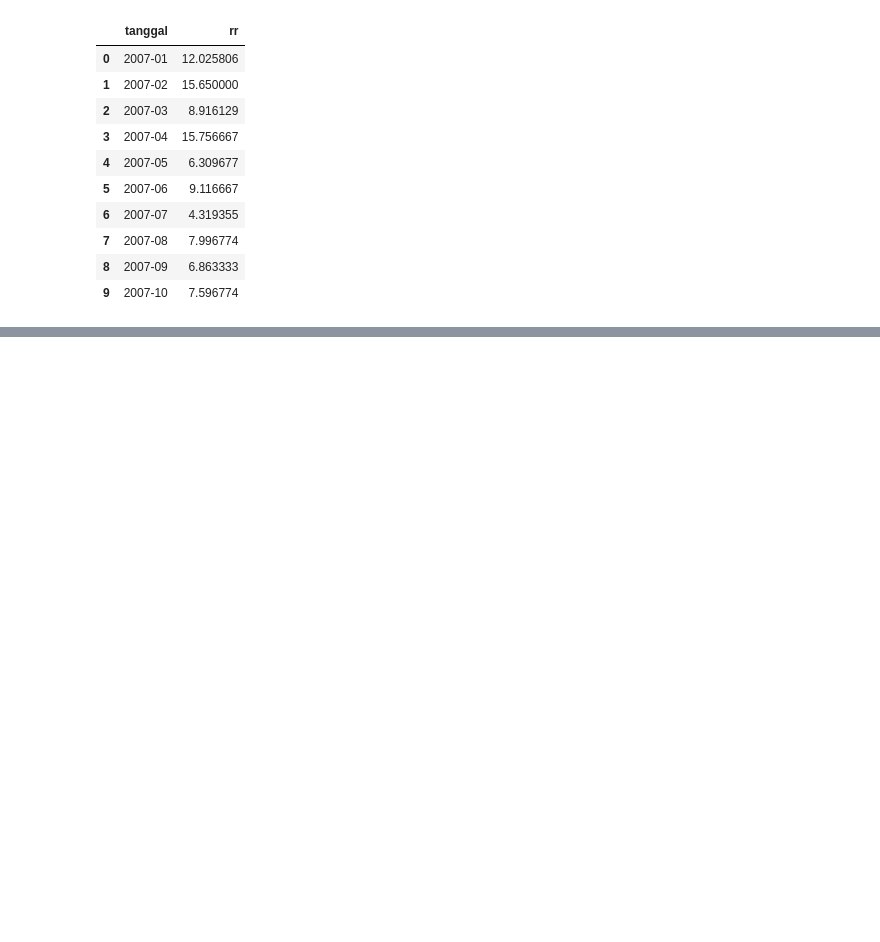
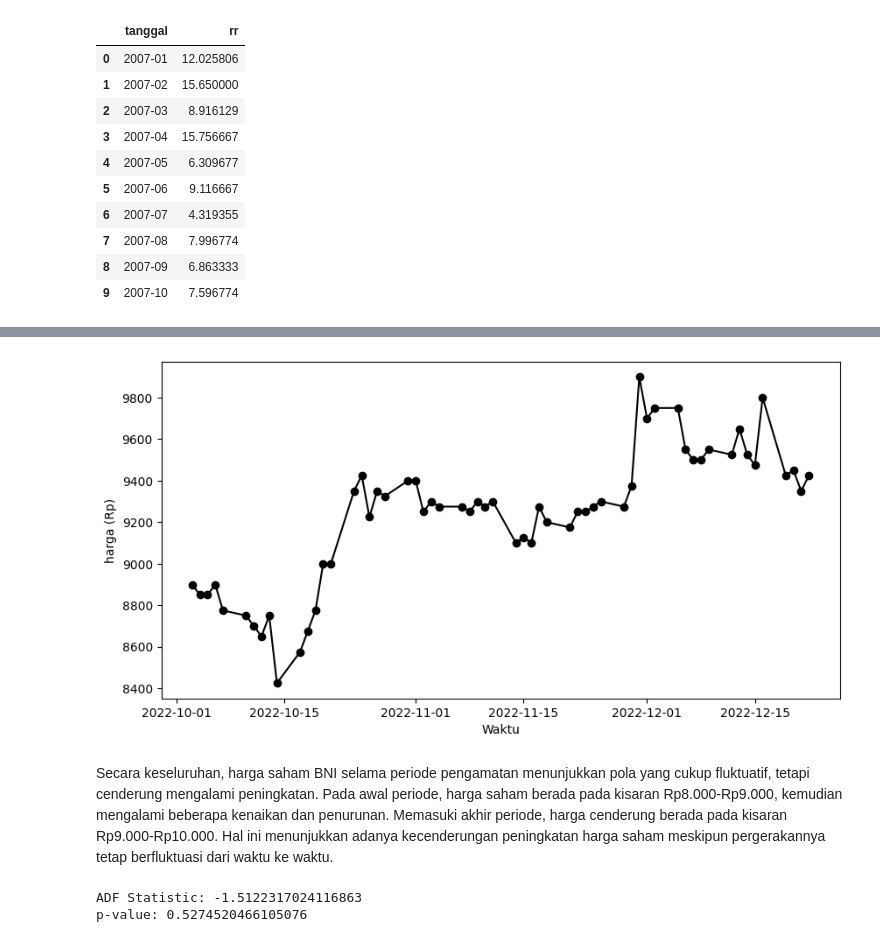
Before and after one commit to haniyathul/Praktikum-Analisis-Deret-Waktu, a Jupyter notebook: Tugas Praktikum_STA2542_Minggu_1.ipynb, the cells around one changed output, grey strips where cells are left out. Cells and saved outputs as stored; diff of their text form; code cells hidden in the pictures; blank space fills up the shorter version.

```diff
--- a/Tugas Praktikum_STA2542_Minggu_1.ipynb
+++ b/Tugas Praktikum_STA2542_Minggu_1.ipynb
@@ -37,0 +122,3 @@ rr.head(10)
+# %%
+#memanggil data harga saham BRI
+bni=pd.read_csv('https://raw.githubusercontent.com/lailynissa/tsapython/refs/heads/main/BBNI.JK.csv')
@@ -37,0 +152,23 @@ rr.head(10)
+# %%
+#mengubah type data menjadi datetime
+bni.Date=pd.to_datetime(bni.Date)
+# %%
+#menampilkan plot deret waktu
+plt.figure(figsize=(10,5))
+plt.plot(bni.Date,bni.Close,'-ok')
+plt.xlabel('Waktu'), plt.ylabel('harga (Rp)')
+plt.show()
+# %% [output]
+[figure, added]
+# %% [markdown]
+Secara keseluruhan, harga saham BNI selama periode pengamatan menunjukkan pola yang cukup fluktuatif, tetapi cenderung mengalami peningkatan. Pada awal periode, harga saham berada pada kisaran Rp8.000-Rp9.000, kemudian mengalami beberapa kenaikan dan penurunan. Memasuki akhir periode, harga cenderung berada pada kisaran Rp9.000-Rp10.000. Hal ini menunjukkan adanya kecenderungan peningkatan harga saham meskipun pergerakannya tetap berfluktuasi dari waktu ke waktu.
+# %%
+from statsmodels.tsa.stattools import adfuller
+
+hasil_adf = adfuller(bni['Close'])
+
+print('ADF Statistic:', hasil_adf[0])
+print('p-value:', hasil_adf[1])
+# %% [output]
+ADF Statistic: -1.5122317024116863
+p-value: 0.5274520466105076
```
Also changed, not shown: parts of 31 cells of this notebook.
